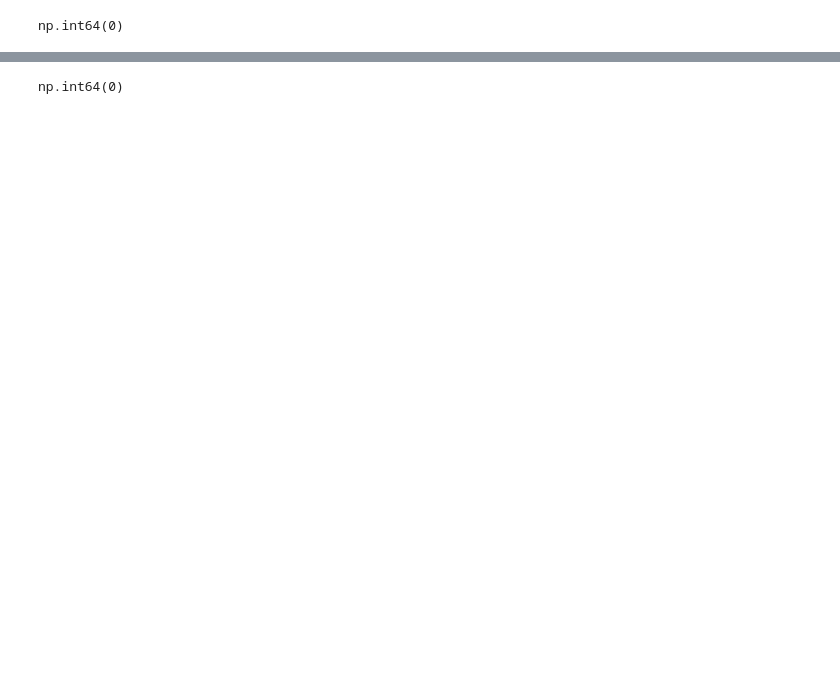
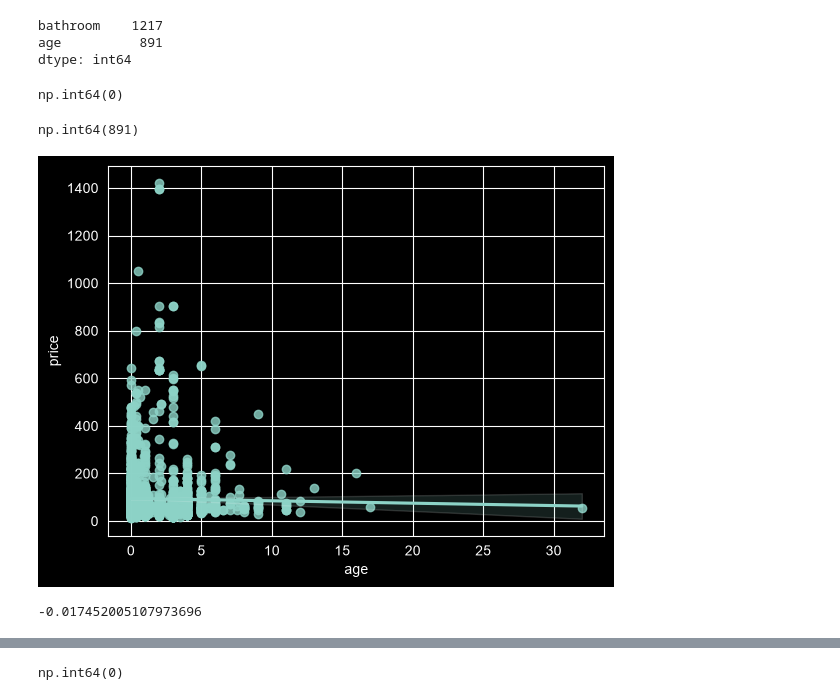
Before and after one commit to PRADEEP-EC98/Chennai-House-Price-Predictor, a Jupyter notebook: Preprocessing.ipynb, the cells around one changed output, grey strips where cells are left out. Cells and saved outputs as stored; diff of their text form; code cells hidden in the pictures; blank space fills up the shorter version.

```diff
--- a/Preprocessing.ipynb
+++ b/Preprocessing.ipynb
@@ -2,4 +2,4 @@
 import pandas as pd
 import numpy as np
 # %%
-df1 = pd.read_csv(r"chennai house market data 1.csv")
+df1 = pd.read_csv(r"chennai_house_market_data_1.csv")
@@ -6,3 +9,10 @@ df1 = pd.read_csv(r"chennai house market data 1.csv")
+# %%
+missing_before = df1.isnull().sum()
+missing_before[missing_before > 0]
+# %% [output]
+bathroom    1217
+age          891
+dtype: int64
 # %%
 """Replacing the missing values of bathroom with mean of number bathrooms in other houses of their locality"""
 
@@ -17,6 +27,11 @@ df1 = df1.fillna({"bathroom": df1["bathroom"].median()})
 df1['bathroom'].isna().sum()
 # %% [output]
 np.int64(0)
+# %%
+
+df1['age'].isna().sum()
+# %% [output]
+np.int64(891)
 # %%
 """Replacing the missing values of age with mean of house age in their locality"""
 
@@ -27,3 +42,14 @@ df1.loc[df1["age"].isna(), "age"] = (
 
 """ global fallback for locations with no Non-missing Value """
 df1 = df1.fillna({"age": df1["age"].median()})
+# %%
+import seaborn as sns
+import matplotlib.pyplot as plt
+sns.regplot(data=df1, x="age", y="price")
+plt.show()
+# %% [output]
+[figure, added]
+# %%
+print(df1[["age", "price"]].corr().loc['age','price'])
+# %% [output]
+-0.017452005107973696
```
Also changed, not shown: parts of 17 cells of this notebook, 9 other files.
